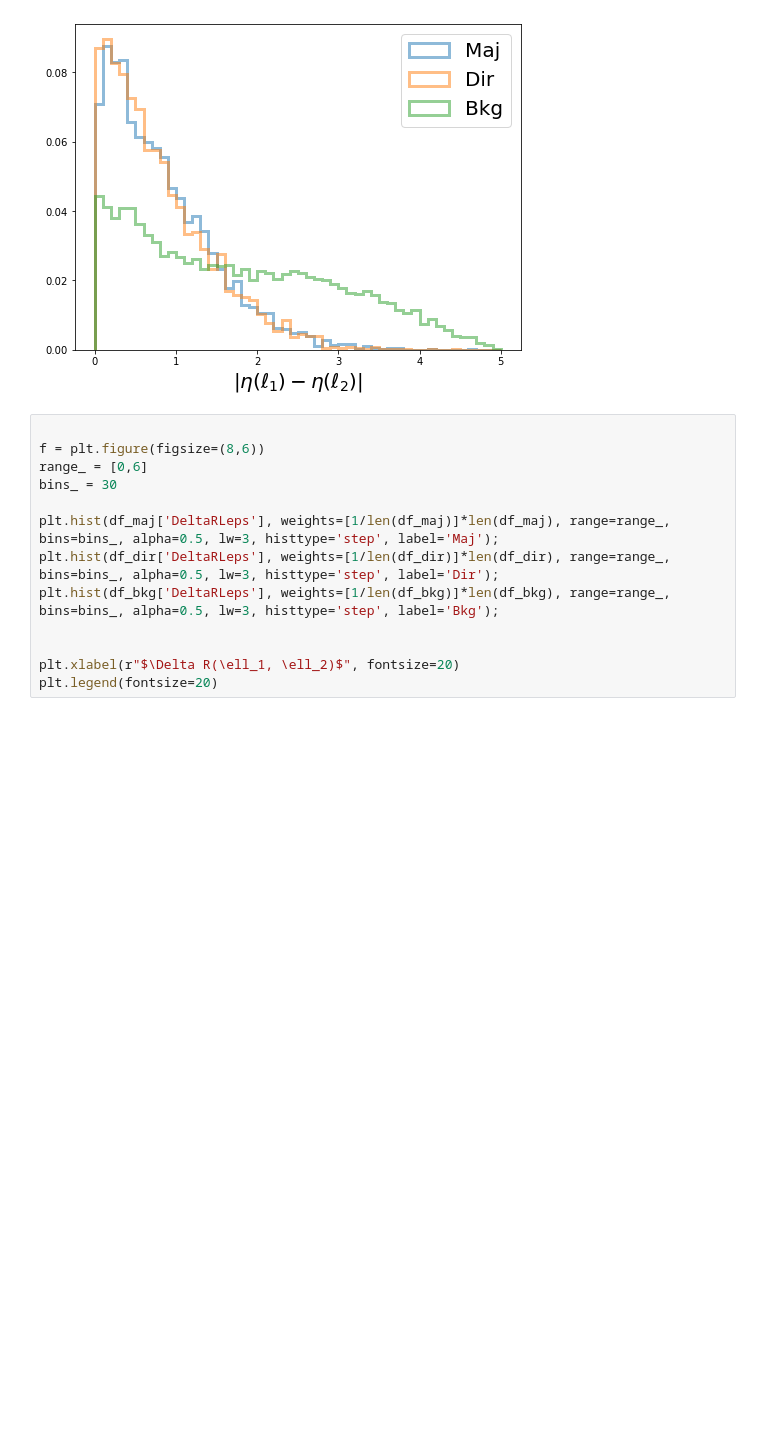
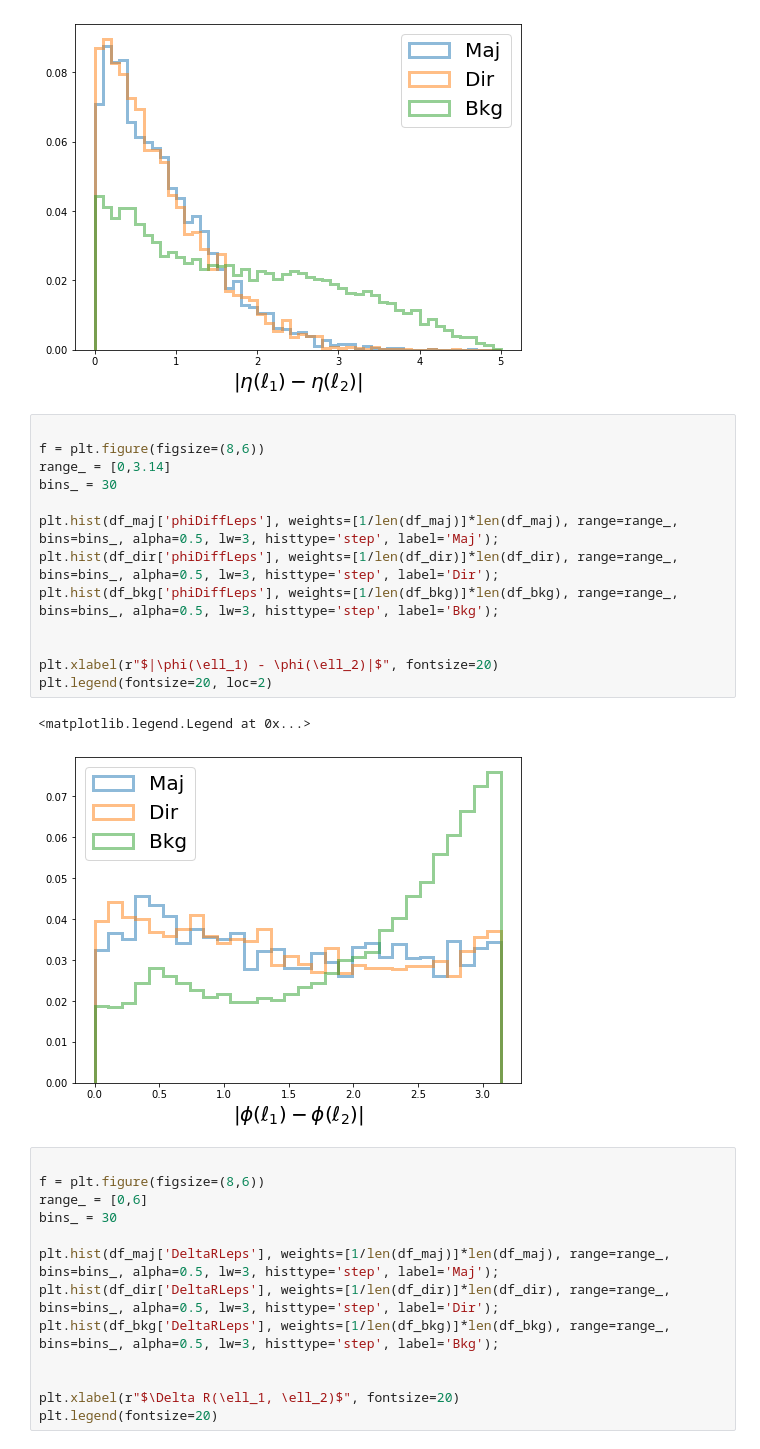
Before and after one commit to arock1/HNL_MuonCollider, a Jupyter notebook: N_ljj_VBF/python/Distributions.ipynb, the cells around one changed output. Saved outputs shown, nothing was run; the diff lists cells and outputs as text; blank space fills up the shorter version.

```diff
--- a/N_ljj_VBF/python/Distributions.ipynb
+++ b/N_ljj_VBF/python/Distributions.ipynb
@@ -327,6 +327,22 @@ plt.legend(fontsize=20)
 # %% [output]
 <matplotlib.legend.Legend at 0x...>
 [figure]
+# %%
+
+f = plt.figure(figsize=(8,6))
+range_ = [0,3.14]
+bins_ = 30
+
+plt.hist(df_maj['phiDiffLeps'], weights=[1/len(df_maj)]*len(df_maj), range=range_, bins=bins_, alpha=0.5, lw=3, histtype='step', label='Maj');
+plt.hist(df_dir['phiDiffLeps'], weights=[1/len(df_dir)]*len(df_dir), range=range_, bins=bins_, alpha=0.5, lw=3, histtype='step', label='Dir');
+plt.hist(df_bkg['phiDiffLeps'], weights=[1/len(df_bkg)]*len(df_bkg), range=range_, bins=bins_, alpha=0.5, lw=3, histtype='step', label='Bkg');
+
+
+plt.xlabel(r"$|\phi(\ell_1) - \phi(\ell_2)|$", fontsize=20)
+plt.legend(fontsize=20, loc=2)
+# %% [output]
+<matplotlib.legend.Legend at 0x...>
+[figure, added]
 # %%
 
 f = plt.figure(figsize=(8,6))
```
Also changed, not shown: 3 other files.
